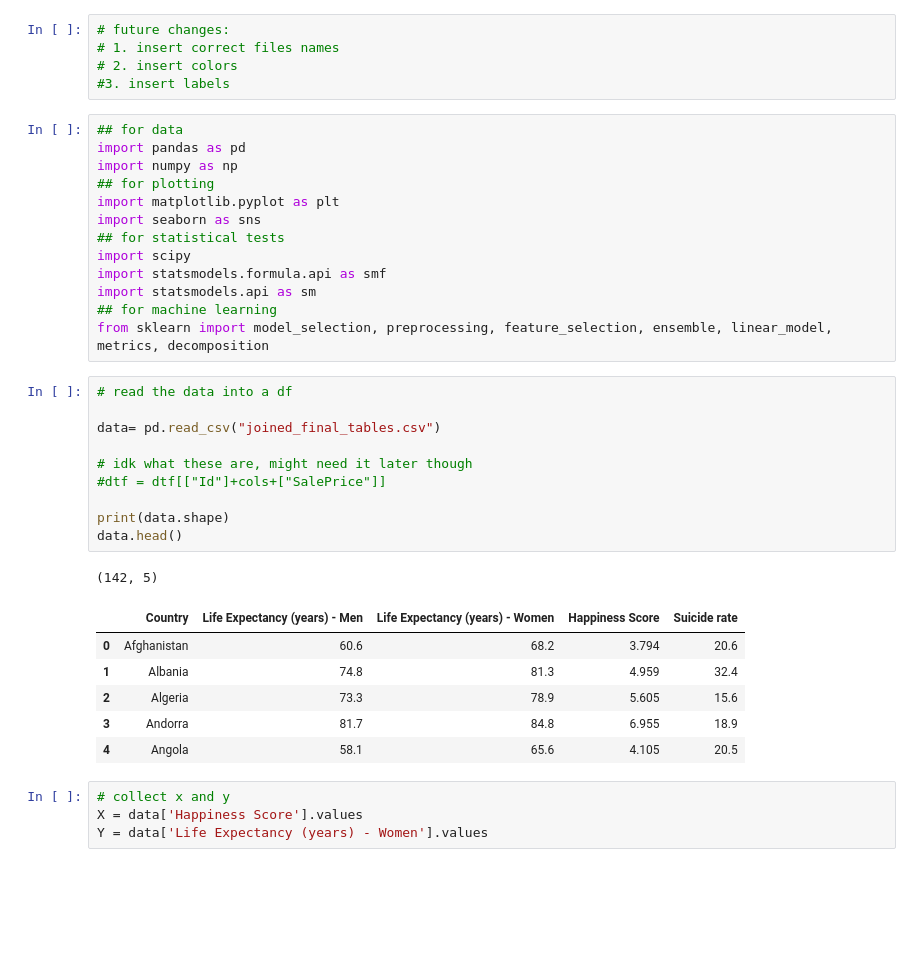
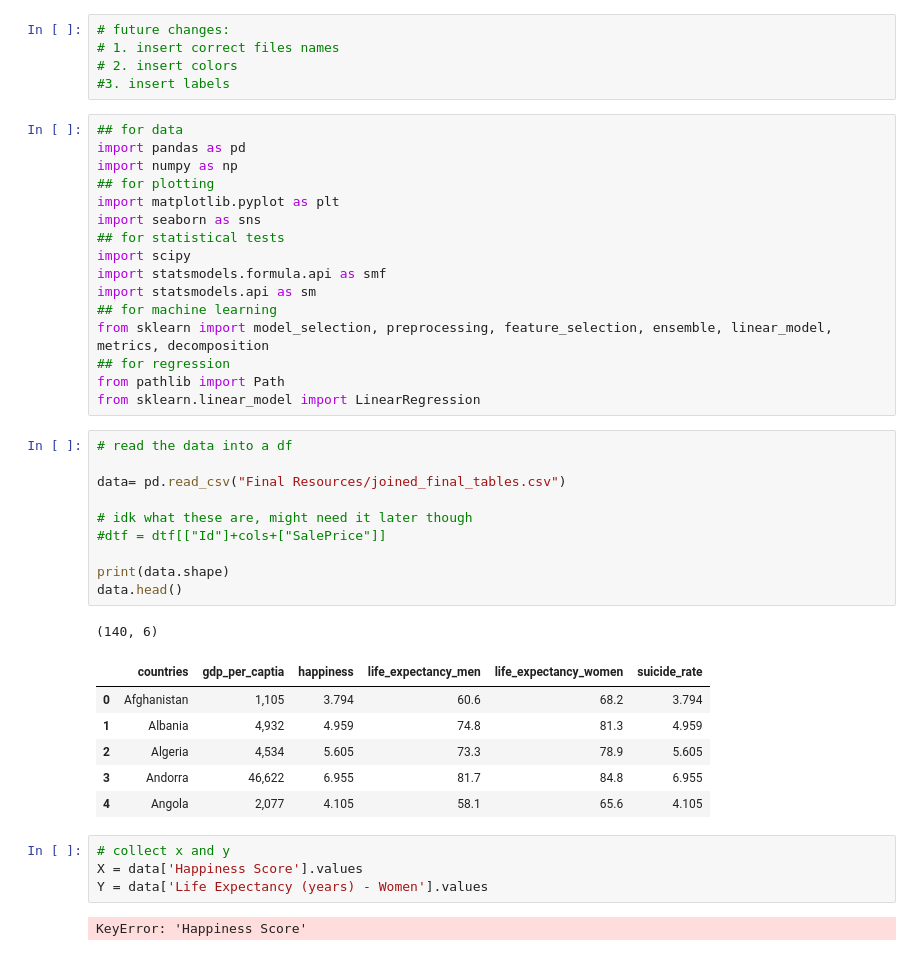
Before and after one commit to arvizr/HappinessVsLifeExpectancy, a Jupyter notebook: ML Mock Up 1.ipynb, the cells around one changed output. Saved outputs shown, nothing was run; the diff lists cells and outputs as text; blank space fills up the shorter version.

```diff
--- a/ML Mock Up 1.ipynb
+++ b/ML Mock Up 1.ipynb
@@ -22,28 +22,33 @@ import statsmodels.formula.api as smf
 import statsmodels.api as sm
 ## for machine learning
 from sklearn import model_selection, preprocessing, feature_selection, ensemble, linear_model, metrics, decomposition
+## for regression
+from pathlib import Path
+from sklearn.linear_model import LinearRegression
 # %%
 # read the data into a df
 
-data= pd.read_csv("joined_final_tables.csv")
+data= pd.read_csv("Final Resources/joined_final_tables.csv")
 
 # idk what these are, might need it later though
 #dtf = dtf[["Id"]+cols+["SalePrice"]]
 
 print(data.shape)
 data.head()
 # %% [output]
-(142, 5)
+(140, 6)
-|  | Country | Life Expectancy (years) - Men | Life Expectancy (years) - Women | Happiness Score | Suicide rate |
-| 0 | Afghanistan | 60.6 | 68.2 | 3.794 | 20.6 |
-| 1 | Albania | 74.8 | 81.3 | 4.959 | 32.4 |
-| 2 | Algeria | 73.3 | 78.9 | 5.605 | 15.6 |
-| 3 | Andorra | 81.7 | 84.8 | 6.955 | 18.9 |
-| 4 | Angola | 58.1 | 65.6 | 4.105 | 20.5 |
+|  | countries | gdp_per_captia | happiness | life_expectancy_men | life_expectancy_women | suicide_rate |
+| 0 | Afghanistan | 1,105 | 3.794 | 60.6 | 68.2 | 3.794 |
+| 1 | Albania | 4,932 | 4.959 | 74.8 | 81.3 | 4.959 |
+| 2 | Algeria | 4,534 | 5.605 | 73.3 | 78.9 | 5.605 |
+| 3 | Andorra | 46,622 | 6.955 | 81.7 | 84.8 | 6.955 |
+| 4 | Angola | 2,077 | 4.105 | 58.1 | 65.6 | 4.105 |
 # %%
 # collect x and y
 X = data['Happiness Score'].values
 Y = data['Life Expectancy (years) - Women'].values
+# %% [output]
+KeyError: 'Happiness Score'
 # %%
 # mean for graphing
 
```
Also changed, not shown: parts of 35 cells of this notebook, 1 other file.
